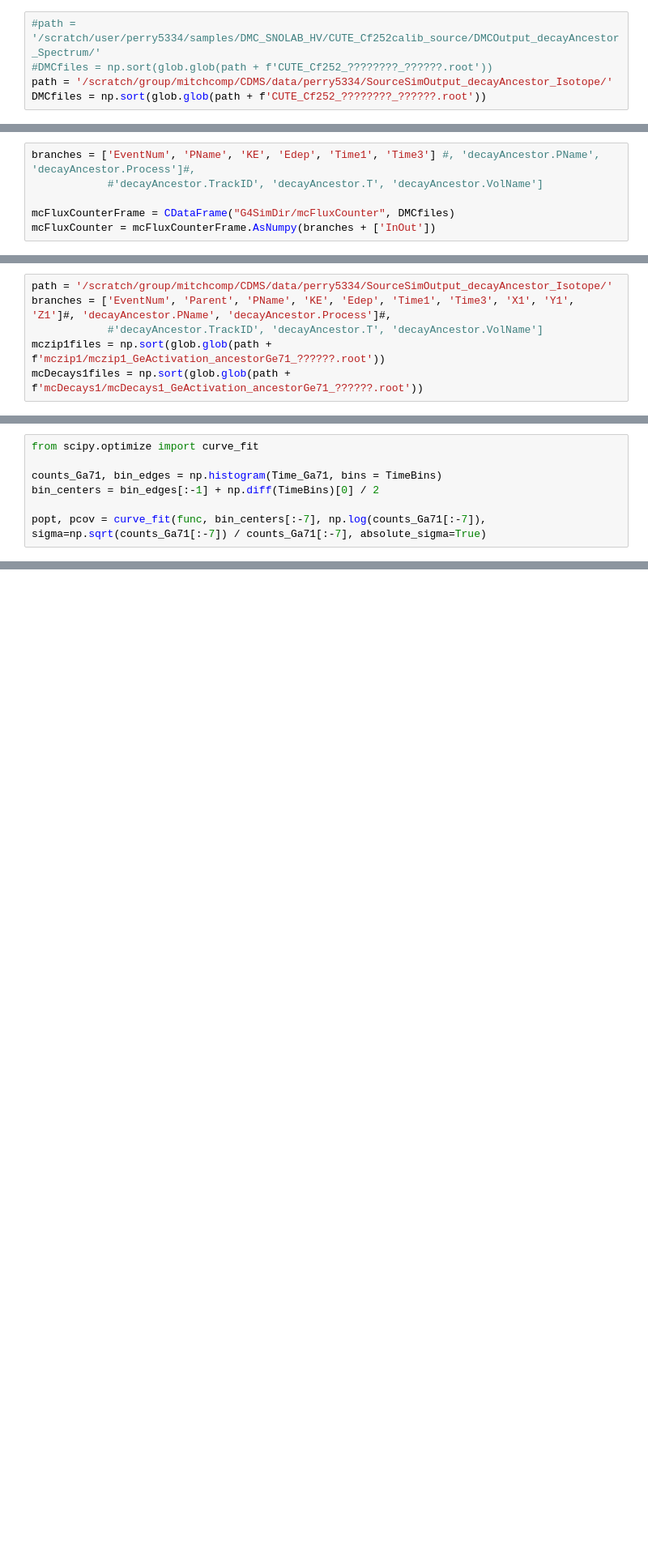
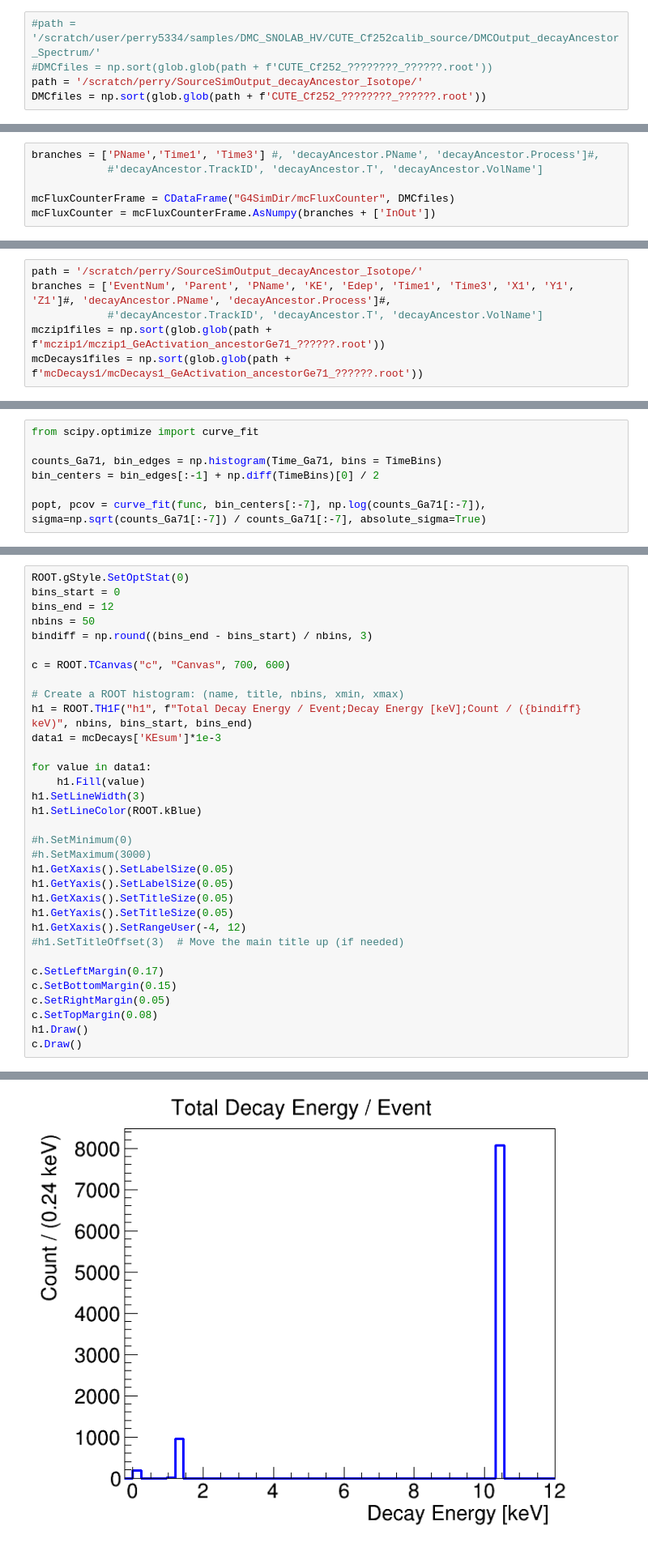
Before and after one commit to perry5334/CDMS, a Jupyter notebook: notebooks/CUTE/Ge71_Lines/Cf252Exposure_CUTEGeom_Sim.ipynb, the cells around one changed output, grey strips where cells are left out. Shown at 81% size. Cells and saved outputs as stored; diff of their text form; blank space fills up the shorter version.

Commit message:
Many updates: Switched to ROOT plots, changed approach to finding events in peak so that we count events in a range and subtract integral of flat background, included new notebooks for DMC sample

```diff
--- a/notebooks/CUTE/Ge71_Lines/Cf252Exposure_CUTEGeom_Sim.ipynb
+++ b/notebooks/CUTE/Ge71_Lines/Cf252Exposure_CUTEGeom_Sim.ipynb
@@ -19,5 +19,5 @@ Welcome to JupyROOT 6.28/10
 # %%
 #path = '/scratch/user/perry5334/samples/DMC_SNOLAB_HV/CUTE_Cf252calib_source/DMCOutput_decayAncestor_Spectrum/'
 #DMCfiles = np.sort(glob.glob(path + f'CUTE_Cf252_????????_??????.root'))
-path = '/scratch/group/mitchcomp/CDMS/data/perry5334/SourceSimOutput_decayAncestor_Isotope/'
+path = '/scratch/perry/SourceSimOutput_decayAncestor_Isotope/'
 DMCfiles = np.sort(glob.glob(path + f'CUTE_Cf252_????????_??????.root'))
@@ -31,5 +24,5 @@ mcDecaysGeActivEvents = np.unique(mcDecaysFrame.Filter(f'DetNum=={det}').Filter(
 # %%
-branches = ['EventNum', 'PName', 'KE', 'Edep', 'Time1', 'Time3'] #, 'decayAncestor.PName', 'decayAncestor.Process']#,
+branches = ['PName','Time1', 'Time3'] #, 'decayAncestor.PName', 'decayAncestor.Process']#,
             #'decayAncestor.TrackID', 'decayAncestor.T', 'decayAncestor.VolName']
 
 mcFluxCounterFrame = CDataFrame("G4SimDir/mcFluxCounter", DMCfiles)
@@ -97,5 +208,5 @@ plt.ylim(None, 5e7)
 # %%
-path = '/scratch/group/mitchcomp/CDMS/data/perry5334/SourceSimOutput_decayAncestor_Isotope/'
+path = '/scratch/perry/SourceSimOutput_decayAncestor_Isotope/'
 branches = ['EventNum', 'Parent', 'PName', 'KE', 'Edep', 'Time1', 'Time3', 'X1', 'Y1', 'Z1']#, 'decayAncestor.PName', 'decayAncestor.Process']#,
             #'decayAncestor.TrackID', 'decayAncestor.T', 'decayAncestor.VolName']
 mczip1files = np.sort(glob.glob(path + f'mczip1/mczip1_GeActivation_ancestorGe71_??????.root'))
@@ -325,0 +476,34 @@ Text(0, 1, 'Count / (2 mm)')
+# %%
+ROOT.gStyle.SetOptStat(0)
+bins_start = 0
+bins_end = 12
+nbins = 50
+bindiff = np.round((bins_end - bins_start) / nbins, 3)
+
+c = ROOT.TCanvas("c", "Canvas", 700, 600)
+
+# Create a ROOT histogram: (name, title, nbins, xmin, xmax)
+h1 = ROOT.TH1F("h1", f"Total Decay Energy / Event;Decay Energy [keV];Count / ({bindiff} keV)", nbins, bins_start, bins_end)
+data1 = mcDecays['KEsum']*1e-3
+
+for value in data1:
+    h1.Fill(value)
+h1.SetLineWidth(3)
+h1.SetLineColor(ROOT.kBlue)
+
+#h.SetMinimum(0)
+#h.SetMaximum(3000)
+h1.GetXaxis().SetLabelSize(0.05)
+h1.GetYaxis().SetLabelSize(0.05)
+h1.GetXaxis().SetTitleSize(0.05)
+h1.GetYaxis().SetTitleSize(0.05)
+h1.GetXaxis().SetRangeUser(-4, 12)
+#h1.SetTitleOffset(3)  # Move the main title up (if needed)
+
+c.SetLeftMargin(0.17)
+c.SetBottomMargin(0.15)
+c.SetRightMargin(0.05)
+c.SetTopMargin(0.08)
+h1.Draw()
+c.Draw()
+# %% [output]
@@ -325,0 +512 @@ Text(0, 1, 'Count / (2 mm)')
+[figure, added]
```
Also changed, not shown: parts of 35 cells of this notebook, 7 other files.
